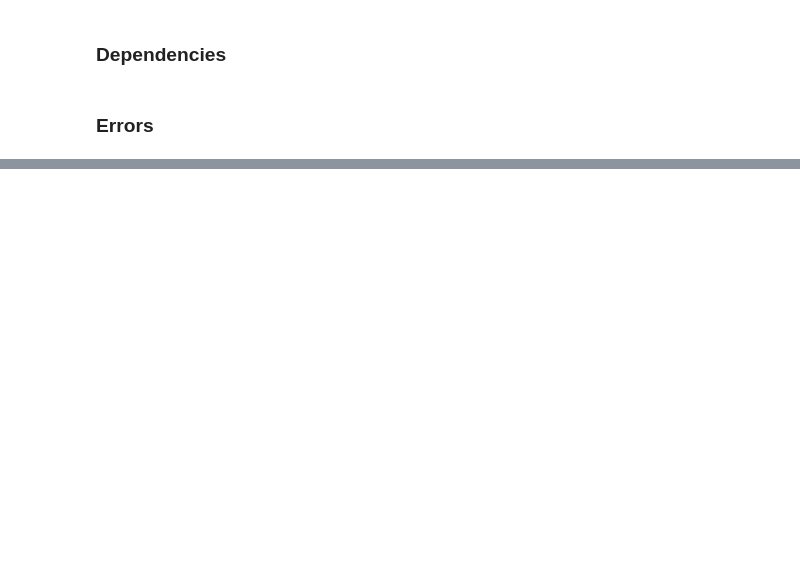
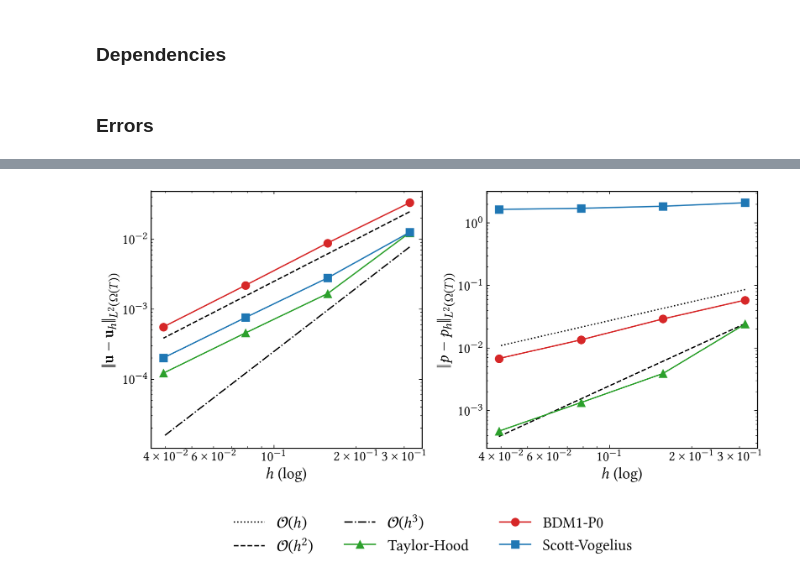
Before and after one commit to CutFEM/CutFEM-Library, a Jupyter notebook: notebook/navier_stokes/taylor_green.ipynb, the cells around one changed output, grey strips where cells are left out. Cells and saved outputs as stored; diff of their text form; code cells hidden in the pictures; blank space fills up the shorter version.

Commit message:
Added Stokes and Scott-Vogelius stuff

```diff
--- a/notebook/navier_stokes/taylor_green.ipynb
+++ b/notebook/navier_stokes/taylor_green.ipynb
@@ -193,0 +196,97 @@ plt.show()
+# %%
+### mu = 1, rho = 1
+
+# taylor hood, lambda = 50
+error_u_th = [0.01238766664680024, 0.001669508702764827, 0.0004580630646615359, 0.0001218151218281478]
+error_p_th = [0.02424848443471771, 0.003926721705563825, 0.001345776032301182, 0.0004698526015461215]
+error_div_th = [0.01838545816086101, 0.003669638614533843, 0.0008693263350449953, 0.0002135071742896955]
+error_u_th_T = [0.01868786515679698, 0.002120430213047639, 0.0005322101318186667, 0.000133409564387957]
+error_p_th_T = [0.02051453580267468, 0.002860704218376709, 0.000815964748756205, 0.0002435396553059045]
+
+# BDM1 x P0
+error_u = [0.03347594978645296, 0.01096089888036042, 0.002587959860419136, 0.0006556431159321815]
+error_p = [0.73799418337865, 0.4015002443236859, 0.1927156202476352, 0.09805440082414765]
+
+# BDM1 x P0, lambda_boundary = 10, lambda_interior = 1, T = 0.5 (no symmetric term added like (u*n, q) on the boundary, because that destroys divergence!!)
+error_u = [0.03323420430463687, 0.008832242643200948, 0.002194508929704938, 0.0005585701178453785]
+error_p = [0.05852928792002348, 0.02928301558758096, 0.01354849097763893, 0.006809725406113611]
+error_div = [1.471045507628332e-15, 1.804112415015879e-15, 4.6074255521944e-15, 1.06581410364015e-14]
+
+condition_number = [2.308204e+03,2.080711e+04,2.008755e+05,1.676999e+06]
+
+error_div_t = [5.32907e-15, 2.88658e-15, 2.66454e-15, 1.80411e-15, 1.33227e-15, 1.27676e-15, 1.11022e-15, 8.32667e-16, 6.10623e-16, 3.33067e-16, 2.498e-16, 3.40006e-16, ]
+
+
+error_u_sv = [0.01256759701841935, 0.002797227110620165, 0.0007595835697002849, 0.0002012825165112422]
+error_p_sv = [2.110403095006902, 1.855267139265529, 1.721234192706819, 1.653597920938028]
+error_div_sv = [1.798561299892754e-14, 2.287059430727822e-14, 4.826694599557868e-14, 9.74359481986653e-14]
+errur_u_t_sv = [0.01871280675302087, 0.002595370612028218, 0.0006782374231254278, 0.0001750080193897577]
+error_p_t_sv = [1.424294316220072, 1.218785485630095, 1.128717578302153, 1.083929072696894]
+
+
+h = [0.3141592653589793, 0.1570796326794897, 0.07853981633974483, 0.03926990816987241]
+N = [200, 800, 3200, 12800]
+#h = [0.5, 0.25, 0.125, 0.0625, 0.03125]
+
+t = np.linspace(0, 1.5, 12)
+
+print(convergence_rate(error_u, h))
+print(convergence_rate(error_p, h))
+# print(convergence_rate(error_u_t, h))
+# print(convergence_rate(error_p_t, h))
+
+fig, (ax1, ax2) = plt.subplots(1, 2, figsize=(11, 5))
+
+ax1.loglog([], [],label=r"$\mathcal{O}(h)$", linestyle=":", color="black")
+ax1.loglog(h, 2.5e-1*np.power(h, 2),label=r"$\mathcal{O}(h^2)$", linestyle="--", color="black")
+ax1.loglog(h, 2.5e-1*np.power(h, 3),label=r"$\mathcal{O}(h^3)$", linestyle="-.", color="black")
+
+ax2.loglog(h, 2.75e-1*np.power(h, 1), linestyle=":", color="black")
+ax2.loglog(h, 2.5e-1*np.power(h, 2), linestyle="--", color="black")
+
+ax1.loglog(h, error_u_th, label= r"Taylor-Hood", marker='^', markersize=9, linestyle="-", color="C2")
+ax1.loglog(h, error_u, label= r"BDM1-P0", marker='o', markersize=9, linestyle="-", color="C3")
+ax1.loglog(h, error_u_sv, label= r"Scott-Vogelius", marker='s', markersize=9, linestyle="-", color="C0")
+ax1.set_xlabel(r"$h$ (log)")
+ax1.tick_params(axis='both', which='major')
+ax1.set_ylabel(r"$\|\mathbf{u} - \mathbf{u}_h\|_{L^{2}(\Omega(T))}$")
+#ax1.legend()
+
+ax2.loglog(h, error_p_th, marker='^', markersize=9, linestyle="-", color="C2")
+ax2.loglog(h, error_p,  marker='o', markersize=9, linestyle="-", color="C3")
+ax2.loglog(h, error_p_sv, marker='s', markersize=9, linestyle="-", color="C0")
+ax2.set_xlabel(r"$h$ (log)")
+ax2.tick_params(axis='both', which='major')
+ax2.set_ylabel(r"$\|p-p_h\|_{L^2(\Omega(T))}$")
+#ax2.legend()
+handles, labels = [(a + b) for a, b in zip(ax1.get_legend_handles_labels(), ax2.get_legend_handles_labels())]
+fig.legend(handles, labels, loc='lower center', ncols=3, bbox_to_anchor=(0.5, -0.25), fontsize=18, frameon=False)
+fig.tight_layout()
+plt.show()
+#fig.savefig("L2_errors.pdf")
+
+
+fig, (ax1, ax2) = plt.subplots(1, 2, figsize=(11, 5))
+
+ax1.loglog(h, error_div_th, label= r"Taylor-Hood", marker='^', markersize=9, linestyle="-.", color="C2")
+ax1.loglog(h, error_div, label= r"$BDM1\times P1$", marker='o', markersize=9, linestyle="-.", color="C3")
+ax1.loglog(h, error_div_sv, label= r"Scott-Vogelius", marker='s', markersize=9, linestyle="-.", color="C0")
+ax1.set_xlabel(r"$h$ (log)")
+ax1.tick_params(axis='both', which='major')
+ax1.set_ylabel(r"$\|\nabla\cdot\mathbf{u}_h\|_{L^{\infty}(\Omega(T))}$")
+ax1.legend()
+
+
+ax2.loglog(h, 5e2*np.power(h, -1.15),label=r"$\mathcal{O}(h^{-1.15})$", linestyle=":", color="black")
+ax2.loglog(h, 1e4*np.power(h, -2),label=r"$\mathcal{O}(h^{-2})$", linestyle="-.", color="black")
+ax2.loglog(h, 1e3*np.power(h, -3),label=r"$\mathcal{O}(h^{-3})$", linestyle="-", color="black")
+ax2.loglog(h, condition_number, label= r"$\kappa(A)$", marker='^', markersize=9, linestyle="-.", color="C2")
+ax2.set_xlabel(r"$h$ (log)")
+ax2.tick_params(axis='both', which='major')
+ax2.set_ylabel(r"Condition Number (log)")
+ax2.legend()
+
+fig.tight_layout()
+plt.show()
+#fig.savefig("divergence_errors.pdf")
+# %% [output]
@@ -193,0 +295 @@ plt.show()
+[figure, added]
```
Also changed, not shown: parts of 3 cells of this notebook, 6 other files.
